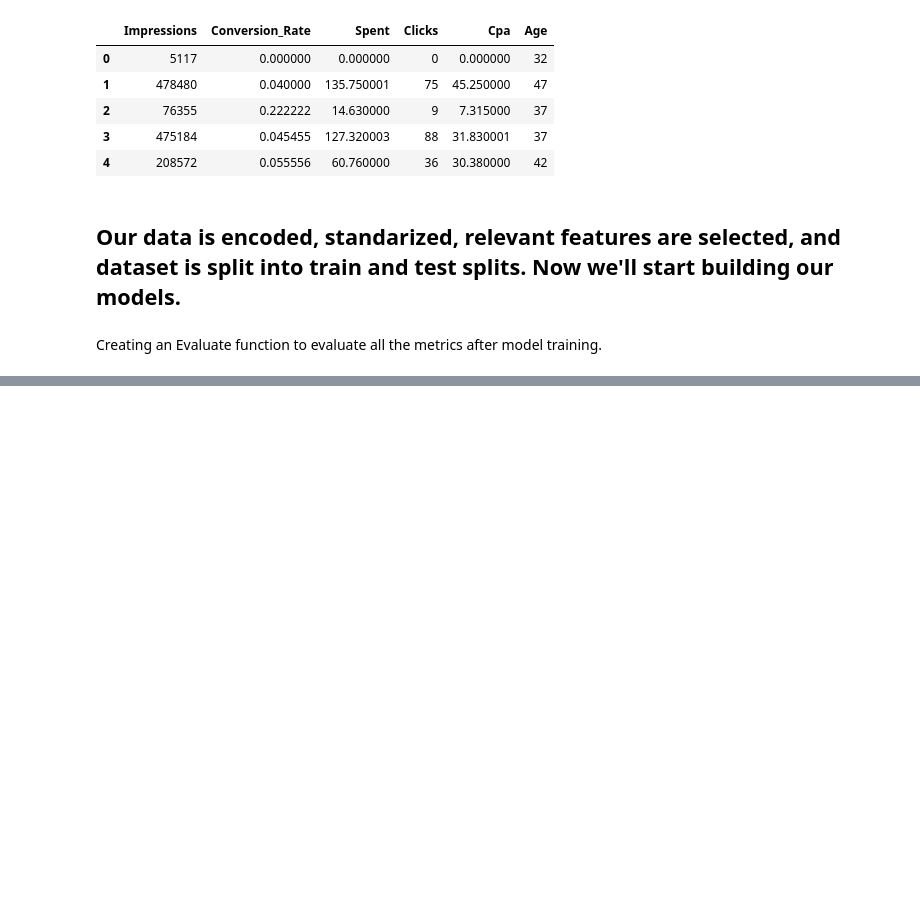
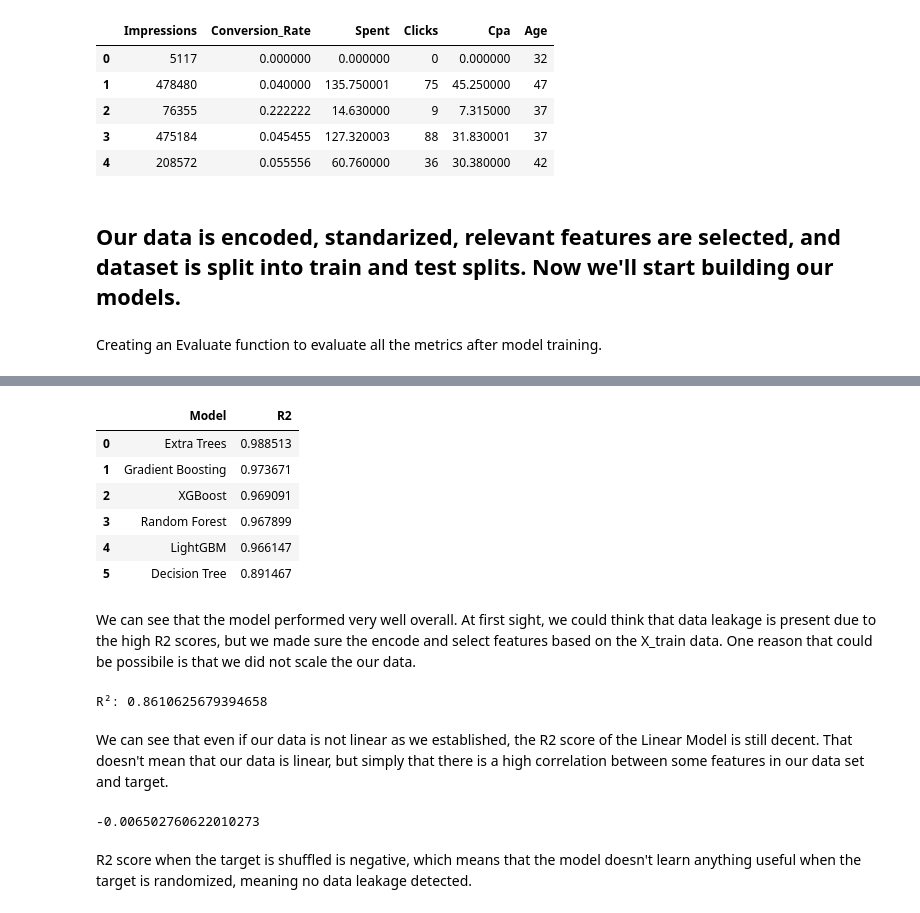
Before and after one commit to abdeloufir/marketing_camp_rev_pred, a Jupyter notebook: notebooks/ml_model.ipynb, the cells around one changed output, grey strips where cells are left out. Saved outputs shown, nothing was run; the diff lists cells and outputs as text; code cells hidden in the pictures; blank space fills up the shorter version.

```diff
--- a/notebooks/ml_model.ipynb
+++ b/notebooks/ml_model.ipynb
@@ -93,0 +142,32 @@ for i in range(len(models)):
+# %%
+pd.DataFrame(list(zip(model_list, r2_list)), columns=['Model', 'R2']).sort_values(by='R2', ascending=False).reset_index(drop=True)
+# %% [output]
+|  | Model | R2 |
+| 0 | Extra Trees | 0.988513 |
+| 1 | Gradient Boosting | 0.973671 |
+| 2 | XGBoost | 0.969091 |
+| 3 | Random Forest | 0.967899 |
+| 4 | LightGBM | 0.966147 |
+| 5 | Decision Tree | 0.891467 |
+# %% [markdown]
+We can see that the model performed very well overall. At first sight, we could think that data leakage is present due to the high R2 scores, but we made sure the encode and select features based on the X_train data. One reason that could be possibile is that we did not scale the our data.
+# %%
+# Looking at a linear model score to compare
+from sklearn.linear_model import LinearRegression
+model = LinearRegression()
+model.fit(X_train, y_train)
+print("R²:", model.score(X_test, y_test))
+# %% [output]
+R²: 0.8610625679394658
+# %% [markdown]
+We can see that even if our data is not linear as we established, the R2 score of the Linear Model is still decent. That doesn't mean that our data is linear, but simply that there is a high correlation between some features in our data set and target.
+# %%
+import numpy as np
+
+y_shuffled = np.random.permutation(y_train)
+model.fit(X_train, y_shuffled[:len(X_train)])
+print(model.score(X_test, y_test))  # Should be near 0 or negative
+# %% [output]
+-0.006502760622010273
+# %% [markdown]
+R2 score when the target is shuffled is negative, which means that the model doesn't learn anything useful when the target is randomized, meaning no data leakage detected.
```
Also changed, not shown: parts of 16 cells of this notebook.
